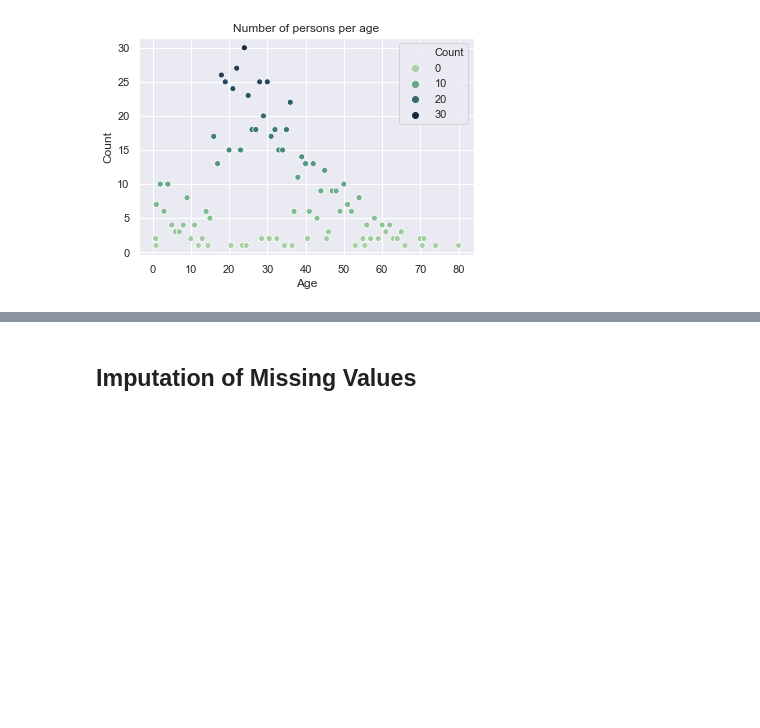
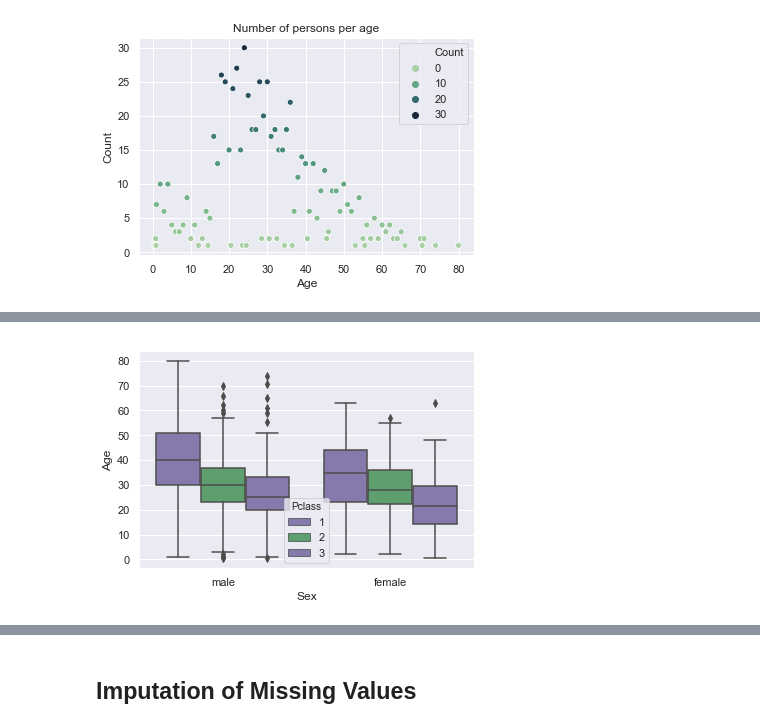
Before and after one commit to itudoben/kaggle-titanic, a Jupyter notebook: src/notebooks/titanic_dataset_survival.ipynb, the cells around one changed output, grey strips where cells are left out. Saved outputs shown, nothing was run; the diff lists cells and outputs as text; code cells hidden in the pictures; blank space fills up the shorter version.

```diff
--- a/src/notebooks/titanic_dataset_survival.ipynb
+++ b/src/notebooks/titanic_dataset_survival.ipynb
@@ -189,0 +217,2 @@ plt.show()
+# %%
+df_tmp = df.copy(deep=True)
@@ -189,0 +248,5 @@ plt.show()
+# %%
+sns.boxplot(x="Sex", y="Age", hue='Pclass', palette=["m", "g"], data=df_tmp)
+plt.show()
+# %% [output]
+[figure, added]
```
Also changed, not shown: parts of 25 cells of this notebook.
